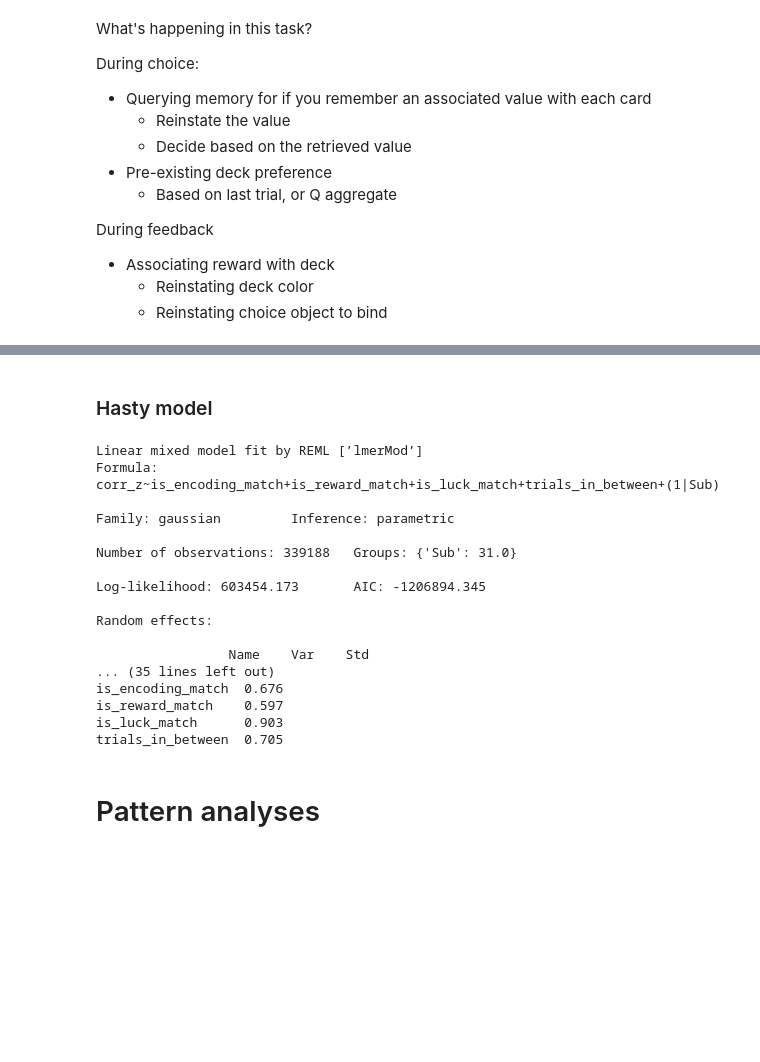
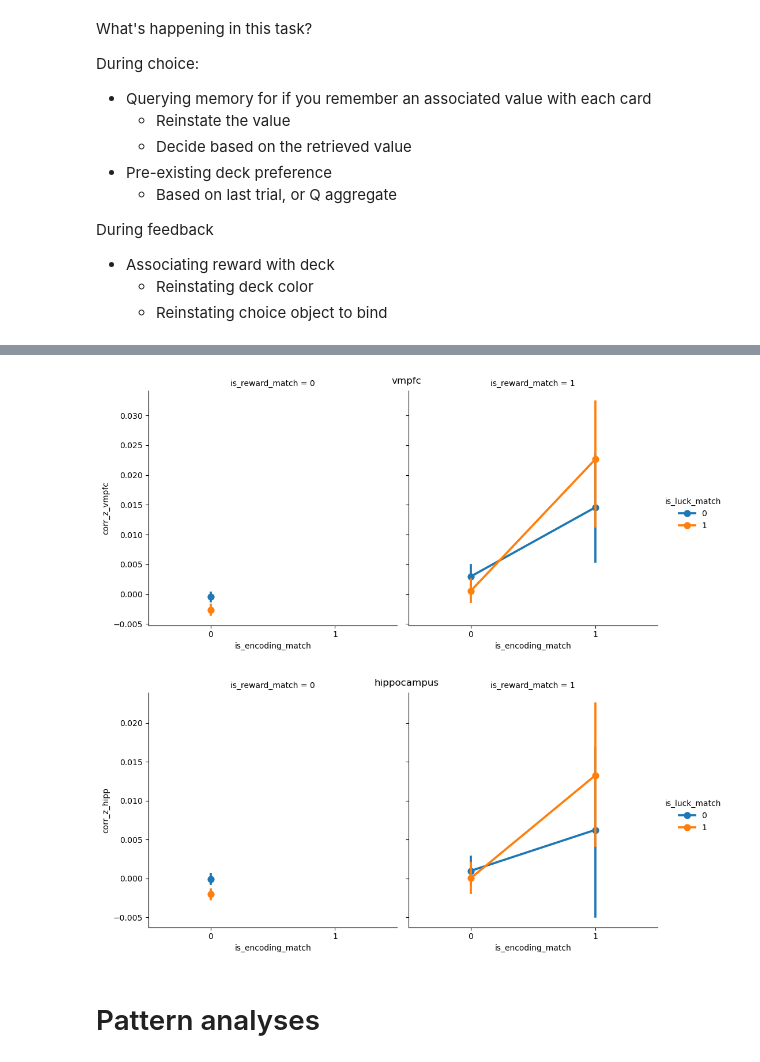
Before and after one commit to csiyer/hybrid_rl, a Jupyter notebook: fmri_analysis/neural_patterns.ipynb, the cells around one changed output, grey strips where cells are left out. Cells and saved outputs as stored; diff of their text form; code cells hidden in the pictures; blank space fills up the shorter version.

```diff
--- a/fmri_analysis/neural_patterns.ipynb
+++ b/fmri_analysis/neural_patterns.ipynb
@@ -148,2 +44,0 @@ nh.simple_violin(luck_match, luck_mismatch,
-# %% [markdown]
-### Hasty model
@@ -186,27 +45,39 @@ df = pd.DataFrame(all_rows)
-# %%
-from pymer4.models import Lmer
-model = Lmer(
-    "corr_z ~  is_encoding_match + is_reward_match + is_luck_match + trials_in_between + " # trials_from_encoding + trials_from_encoding_sign + trials_from_encoding_interaction +
-    "(1 | Sub)",
-    data=df
-)
-model.fit()
-print(model.summary())
-# %% [output]
-Linear mixed model fit by REML [’lmerMod’]
-Formula: corr_z~is_encoding_match+is_reward_match+is_luck_match+trials_in_between+(1|Sub)
-
-Family: gaussian         Inference: parametric
-
-Number of observations: 339188   Groups: {'Sub': 31.0}
-
-Log-likelihood: 603454.173       AIC: -1206894.345
-
-Random effects:
-
-                 Name    Var    Std
-... (35 lines left out)
-is_encoding_match  0.676
-is_reward_match    0.597
-is_luck_match      0.903
-trials_in_between  0.705
+# %%
+all_rows = []
+for sub in range(1,32):
+    beh_data  = nh.get_beh_data(sub)
+    vmpfc_corr_matrix = nh.get_corr_matrix(vmpfc_patterns, sub, 'fb_to_choice')
+    hipp_corr_matrix = nh.get_corr_matrix(hipp_patterns, sub, 'fb_to_choice')
+
+    encoding_indices, retrieval_indices = nh.get_encoding_retrieval_indices(sub) # all encoding and retrieval trials
+    for i,ret_idx in enumerate(retrieval_indices):
+        for enc_idx,row in beh_data.iterrows():
+            if row.OldT==0: # compare each old/new (retrieval) trial to each new/new trial (encoding trials + others) t
+                all_rows.append({
+                    'corr_z_vmpfc': np.arctanh(vmpfc_corr_matrix[ret_idx,enc_idx]),
+                    'corr_z_hipp': np.arctanh(hipp_corr_matrix[ret_idx,enc_idx]),
+                    'is_encoding_match': int(enc_idx == encoding_indices[i]),
+                    'is_reward_match': int(beh_data.ObjPP.iloc[ret_idx] == beh_data.Outcome.iloc[enc_idx]),
+                    'is_luck_match': int(beh_data.LuckyDeck.iloc[ret_idx] == beh_data.LuckyDeck.iloc[enc_idx]),
+                    'trials_in_between': abs(beh_data.Trial.iloc[ret_idx] - beh_data.Trial.iloc[enc_idx]),
+                    'Sub': sub,
+                    'retrieval_trial': ret_idx,
+                    'encoding_trial': enc_idx
+                })
+df_long = pd.DataFrame(all_rows)
+
+
+sns.catplot(y='corr_z_vmpfc', x='is_encoding_match', hue='is_luck_match', col='is_reward_match', kind='point',
+            data=df_long.groupby(['Sub', 'is_encoding_match', 'is_reward_match', 'is_luck_match'], as_index=False).agg({'corr_z_vmpfc': 'mean'})
+)
+plt.suptitle('vmpfc')
+plt.show()
+
+sns.catplot(y='corr_z_hipp', x='is_encoding_match', hue='is_luck_match', col='is_reward_match', kind='point',
+            data=df_long.groupby(['Sub', 'is_encoding_match', 'is_reward_match', 'is_luck_match'], as_index=False).agg({'corr_z_hipp': 'mean'})
+)
+plt.suptitle('hippocampus')
+plt.show()
+# %% [output]
+[figure, added]
+[figure, added]
```
Also changed, not shown: parts of 42 cells of this notebook, 4 other files.
